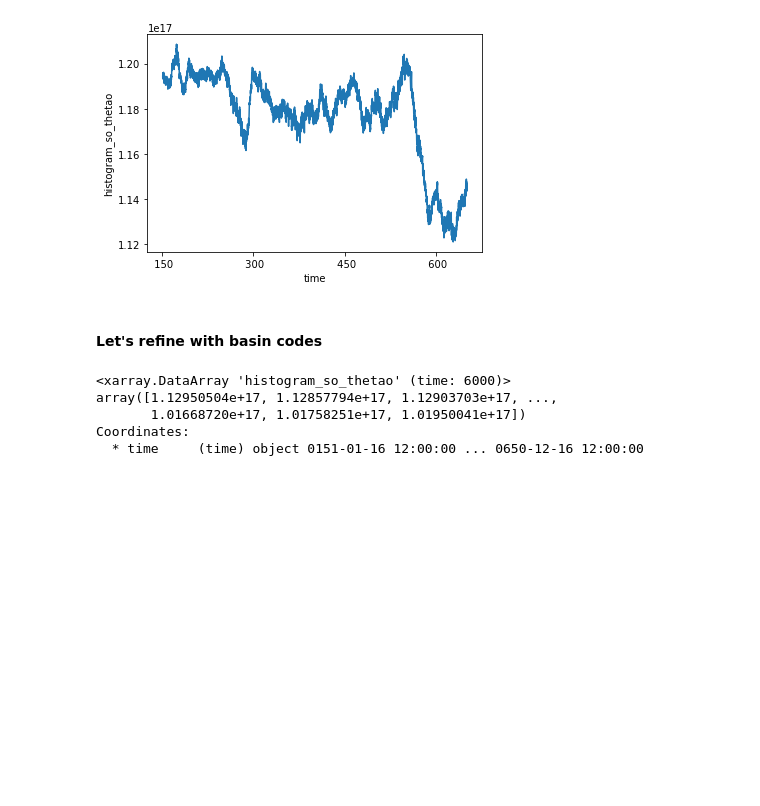
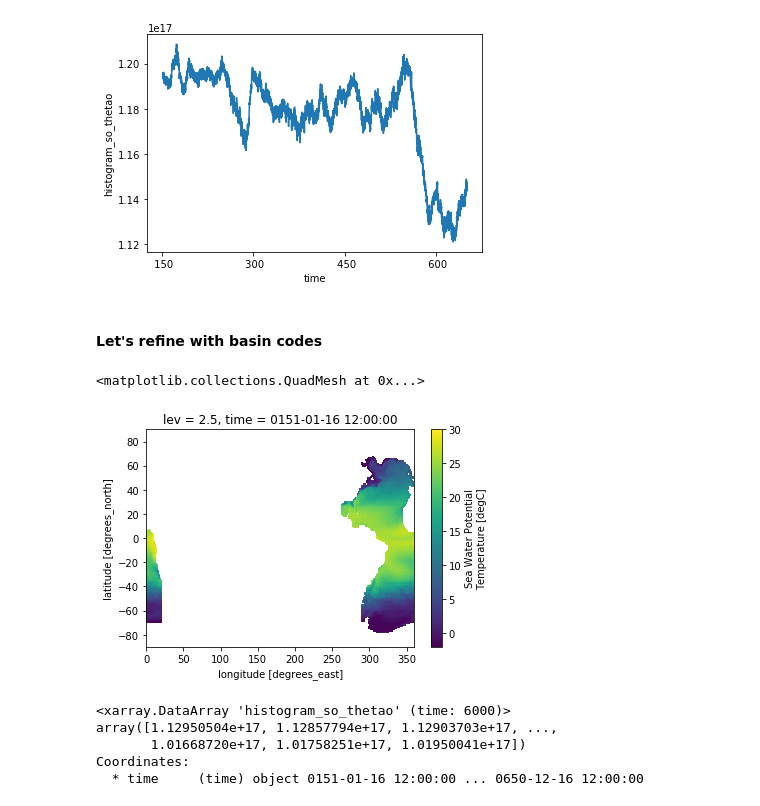
Before and after one commit to raphaeldussin/cmip6hack_water_masses_future, a Jupyter notebook: notebooks/Watermasses.ipynb, the cells around one changed output. Saved outputs shown, nothing was run; the diff lists cells and outputs as text; code cells hidden in the pictures; blank space fills up the shorter version.

```diff
--- a/notebooks/Watermasses.ipynb
+++ b/notebooks/Watermasses.ipynb
@@ -370,6 +342,12 @@ basincodes_CM4 = xr.open_dataset('../data/basin_codes.r360x180.nc')
 basincodes_CM4 = basincodes_CM4.rename({'Longitude': 'lon', 'Latitude': 'lat'})
 basincodes_CM4['lon'] = CM4_so_piC['lon']
 basincodes_CM4['lat'] = CM4_so_piC['lat']
+# %%
+CM4_thetao_piC['thetao'].isel(time=0, lev=0).where(basincodes_CM4['basin'] == 2).plot(vmin=-2,
+                                                                                      vmax=30)
+# %% [output]
+<matplotlib.collections.QuadMesh at 0x...>
+[figure, added]
 # %%
 hTS_CM4 = histogram(CM4_so_piC['so'].where(basincodes_CM4['basin'] == 2),
                     CM4_thetao_piC['thetao'].where(basincodes_CM4['basin'] ==2),
```
Also changed, not shown: parts of 49 cells of this notebook, 1 other file.
